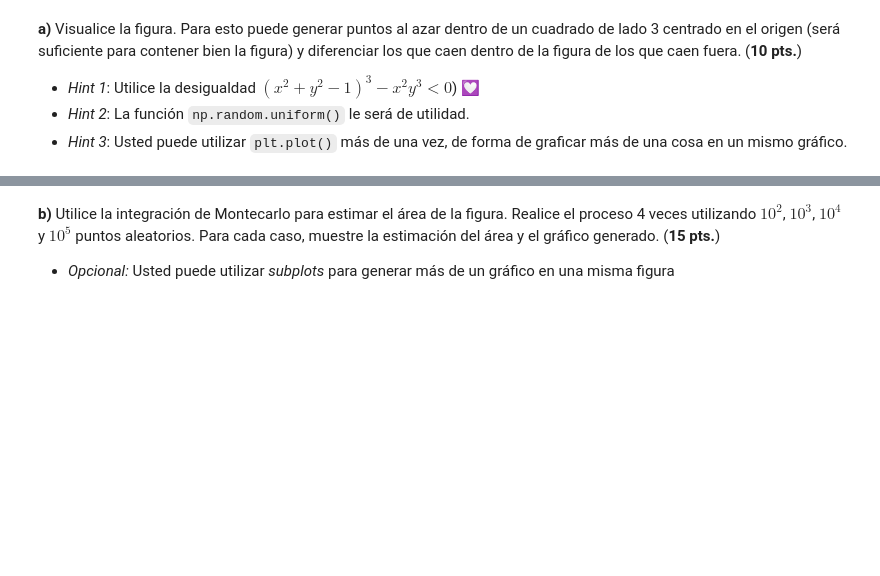
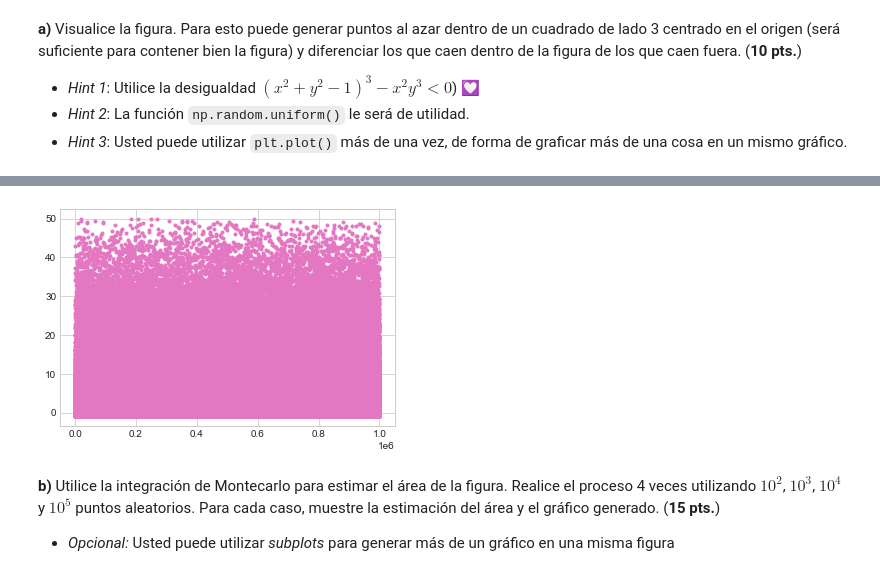
Before and after one commit to Camilo-Duque98/EstadisticaComputacional, a Jupyter notebook: leq1/lec-1.ipynb, the cells around one changed output, grey strips where cells are left out. Saved outputs shown, nothing was run; the diff lists cells and outputs as text; code cells hidden in the pictures; blank space fills up the shorter version.

```diff
--- a/leq1/lec-1.ipynb
+++ b/leq1/lec-1.ipynb
@@ -301,3 +308,10 @@ plt.plot(function(x,y),'.',color = 'tab:red');
+# %%
+x = np.random.uniform(-1.5,1.5,1000000)
+y = np.random.uniform(-1.5,1.5,1000000)
+plt.title('')
+plt.plot(function(x,y),'.',color = 'tab:pink');
+# %% [output]
+[figure, added]
 # %% [markdown]
 **b)** Utilice la integración de Montecarlo para estimar el área de la figura. Realice el proceso 4 veces utilizando $10^2$, $10^3$, $10^4$ y $10^5$ puntos aleatorios. Para cada caso, muestre la estimación del área y el gráfico generado. (**15 pts.**)
 * *Opcional:* Usted puede utilizar *subplots* para generar más de un gráfico en una misma figura
```
Also changed, not shown: parts of 4 cells of this notebook.
